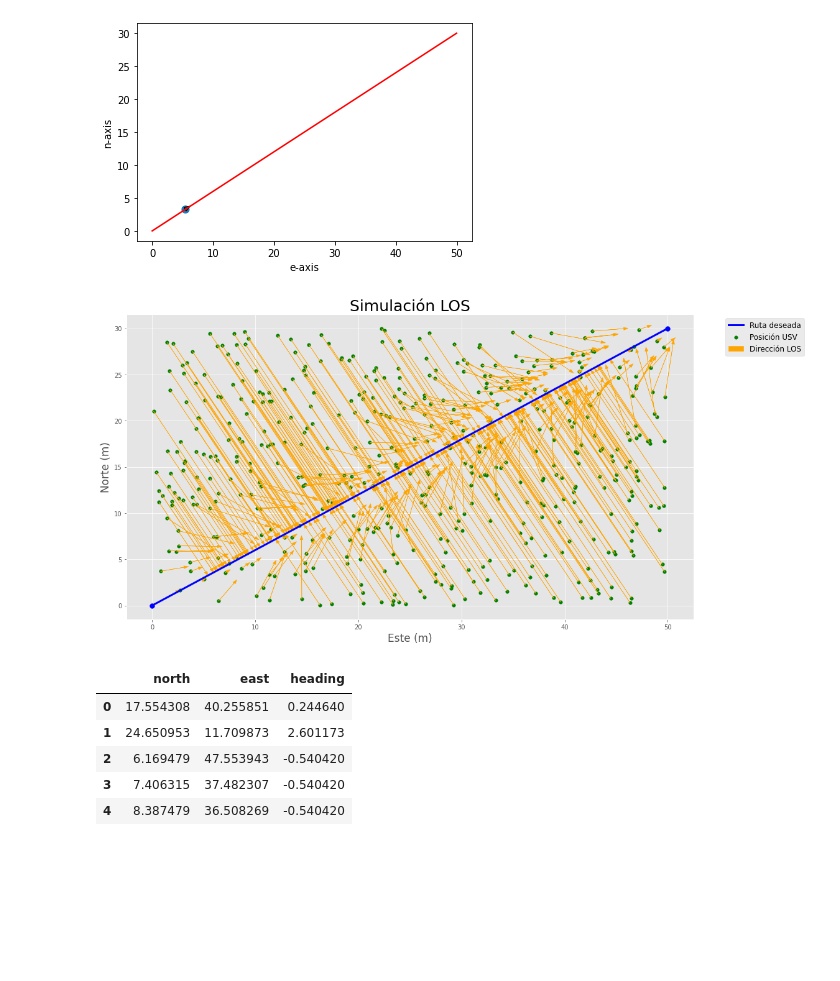
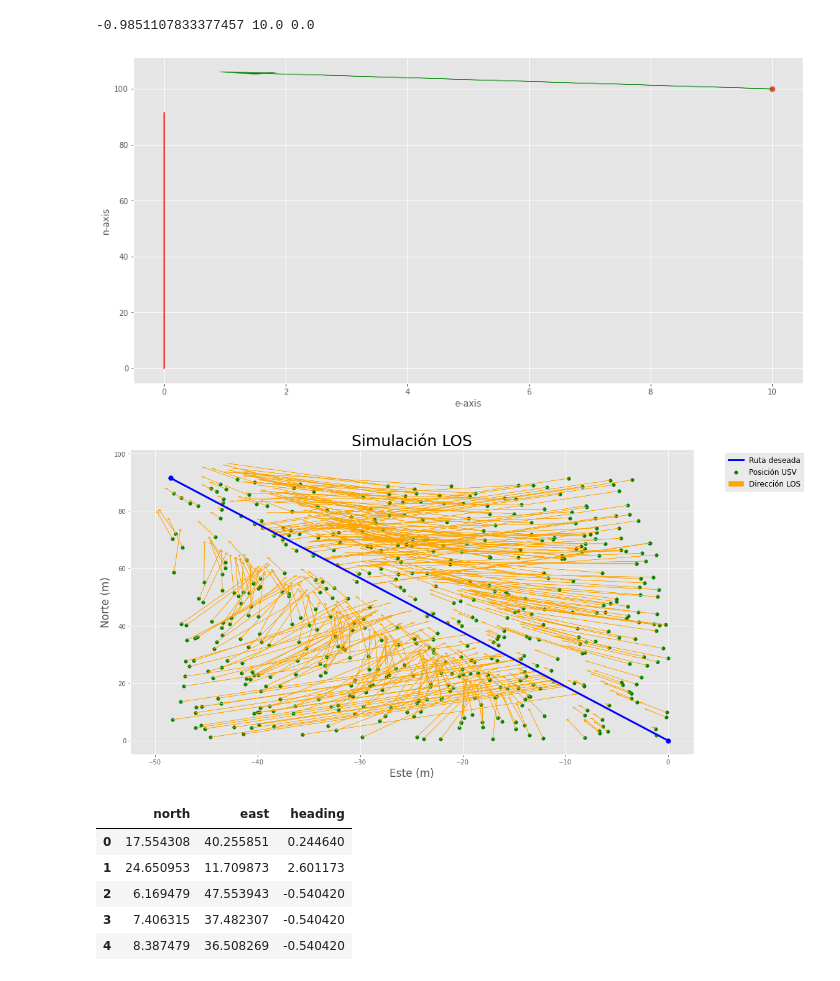
Before and after one commit to Almejiaja/USV_Thesis_Project, a Jupyter notebook: SIMULATION_LOS/LOS.ipynb, the cells around one changed output. Cells and saved outputs as stored; diff of their text form; code cells hidden in the pictures; blank space fills up the shorter version.

```diff
--- a/SIMULATION_LOS/LOS.ipynb
+++ b/SIMULATION_LOS/LOS.ipynb
@@ -32,27 +32,32 @@ def LOS(pos_i, pos_f, pos_usv, Rp):
   return [xd, ds, xp]
 # %%
 pos_in=[0,0] # [n, e]
-pos_fi=[30, 50] #[n+1, e+1]
+pos_fi=[91.47, 0] #[n+1, e+1]
 #pos_u=[15.3, 25.4] #[n(t), e(t)]
-pos_u=[3.2760606040113087, 5.388085362385163] #[n(t), e(t)]
+#pos_u=[3.2760606040113087, 5.388085362385163] #[n(t), e(t)]
 
+pos_u=[100, 10] #[n(t), e(t)]
 
-rp=4;
+rp=12;
 
 [a, b, c]=LOS(pos_in, pos_fi, pos_u, rp);
+print(a, b, c)
+# %% [output]
+-0.9851107833377457 10.0 0.0
 # %%
+
+plt.figure(figsize=(16,8))
 plt.plot([pos_in[1], pos_fi[1]], [pos_in[0], pos_fi[0]],color="red")
 
-plt.scatter(pos_u[1], pos_u[0],
-            s = 50)
+plt.scatter(pos_u[1], pos_u[0],s = 50)
 
-plt.arrow(pos_u[1], pos_u[0],np.abs(b)*np.sin(a), np.abs(b)*np.cos(a) , width = 0.02, head_width=0.6)
+plt.arrow(pos_u[1], pos_u[0],np.abs(b)*np.sin(a), np.abs(b)*np.cos(a) , width = 0.02, head_width=0.6, color="green")
 
 plt.xlabel("e-axis")
 plt.ylabel("n-axis")
 plt.show()
 # %% [output]
-[figure, old version]
+[figure, new version]
 # %%
 def LOS_multi(pos_i, pos_f, pos_usv_n, pos_usv_e, Rp):
 
@@ -100,7 +110,7 @@ plt.savefig("High resoltion.png",dpi=300)
 
 plt.show()
 # %% [output]
-[figure, old version]
+[figure, new version]
 # %%
 
 
```
Also changed, not shown: parts of 2 cells of this notebook, 20 other files.
